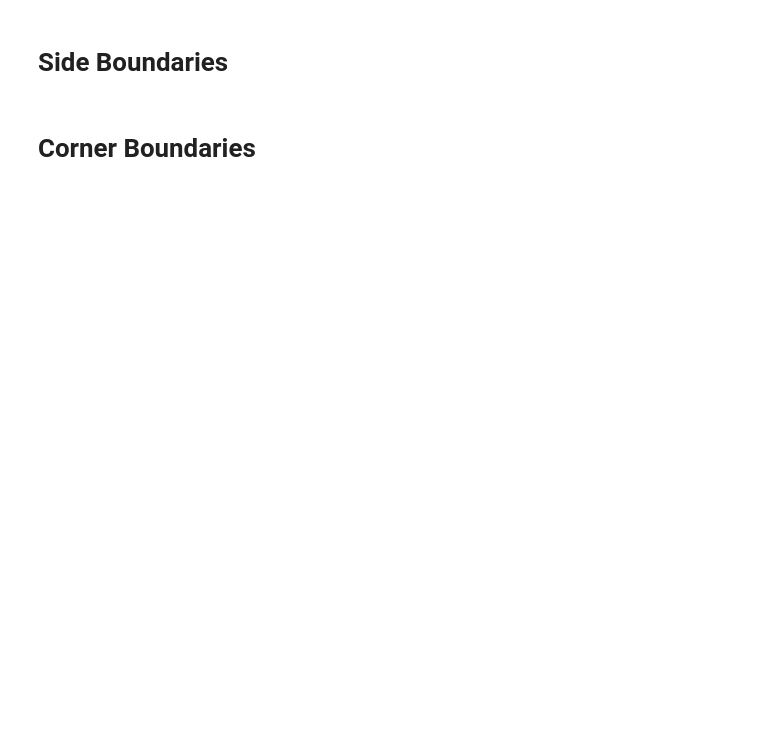
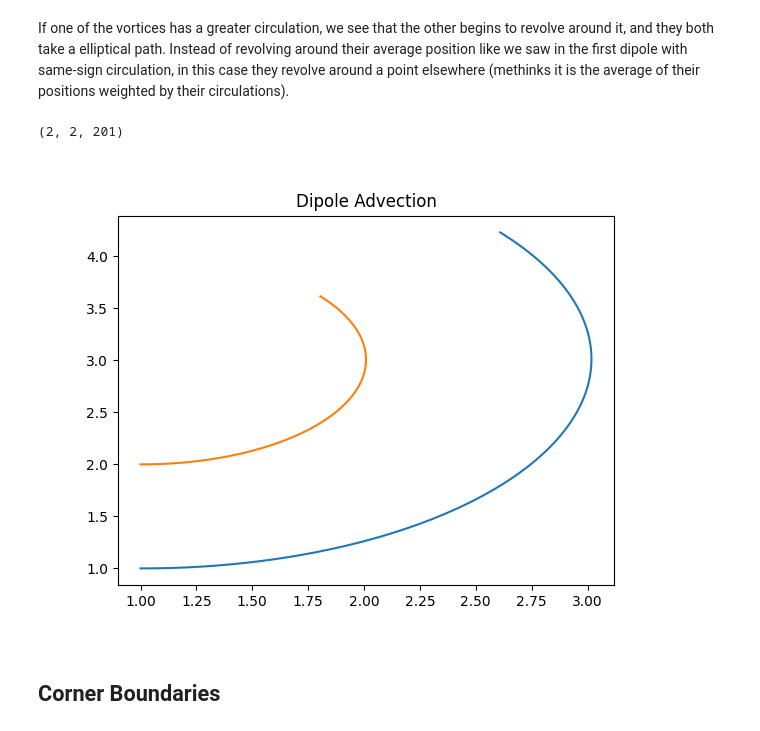
Before and after one commit to JEElsner/amath505, a Jupyter notebook: hw5/Homework 5.ipynb, the cells around one changed output. Cells and saved outputs as stored; diff of their text form; code cells hidden in the pictures; blank space fills up the shorter version.

```diff
--- a/hw5/Homework 5.ipynb
+++ b/hw5/Homework 5.ipynb
@@ -26,0 +98,18 @@ plt.show()
+# %%
+dipole_adv = VortexManager(2)
+v1 = dipole_adv.add(1, 1, -1)
+v2 = dipole_adv.add(1, 2, 1)
+
+# anim = animate(dipole,  x, y, dt, figsize=(9, 3), duration=250)
+# anim.save('./dipole_advection.gif')
+
+fig, ax = plt.subplots()
+points = dipole_adv.step_forward(dt, 1000)
+print(points.shape)
+for point in points:
+    ax.plot(*point)
+
+# plt.tight_layout()
+ax.set_ylim((0,3))
+plt.title('Counterrotating Dipole Advection')
+plt.show()
@@ -27,4 +119,25 @@ plt.show()
+# %% [markdown]
+If one of the vortices has a greater circulation, we see that the other begins to revolve around it, and they both take a elliptical path. Instead of revolving around their average position like we saw in the first dipole with same-sign circulation, in this case they revolve around a point elsewhere (methinks it is the average of their positions weighted by their circulations).
+# %%
+unbalanced = VortexManager(2)
+v1 = unbalanced.add(1, 1, -1)
+v2 = unbalanced.add(1, 2, 2)
+
+# anim = animate(unbalanced,  x, y, dt, figsize=(9, 3), duration=250)
+# anim.save('./dipole_advection.gif')
+
+fig, ax = plt.subplots()
+points = unbalanced.step_forward(dt, 200)
+print(points.shape)
+for point in points:
+    ax.plot(*point)
+
+# plt.tight_layout()
+# ax.set_ylim((0,3))
+plt.title('Dipole Advection')
+plt.show()
+# %% [output]
+(2, 2, 201)
+[figure, added]
 # %% [markdown]
-# Side Boundaries
+## Corner Boundaries
-# %% [markdown]
-# Corner Boundaries
```
Also changed, not shown: parts of 23 cells of this notebook, 7 other files.
